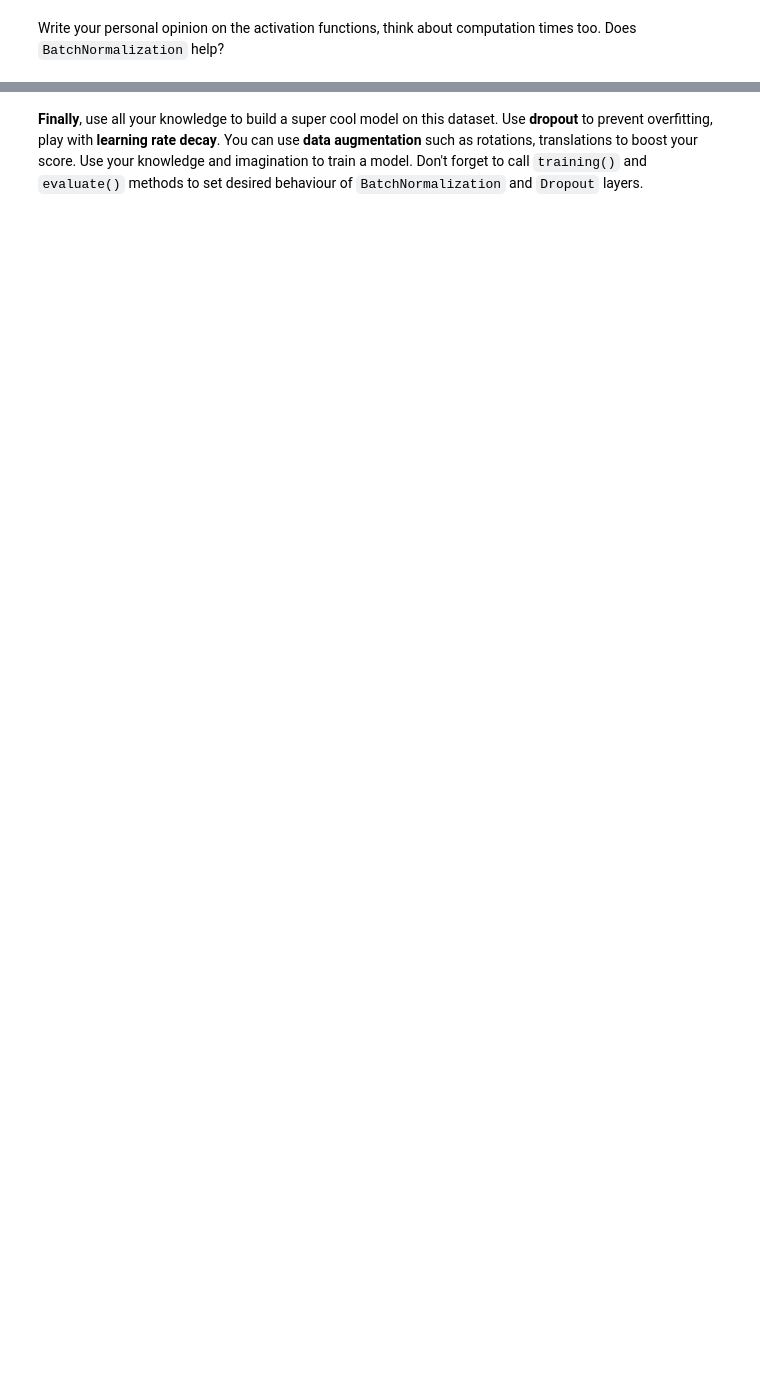
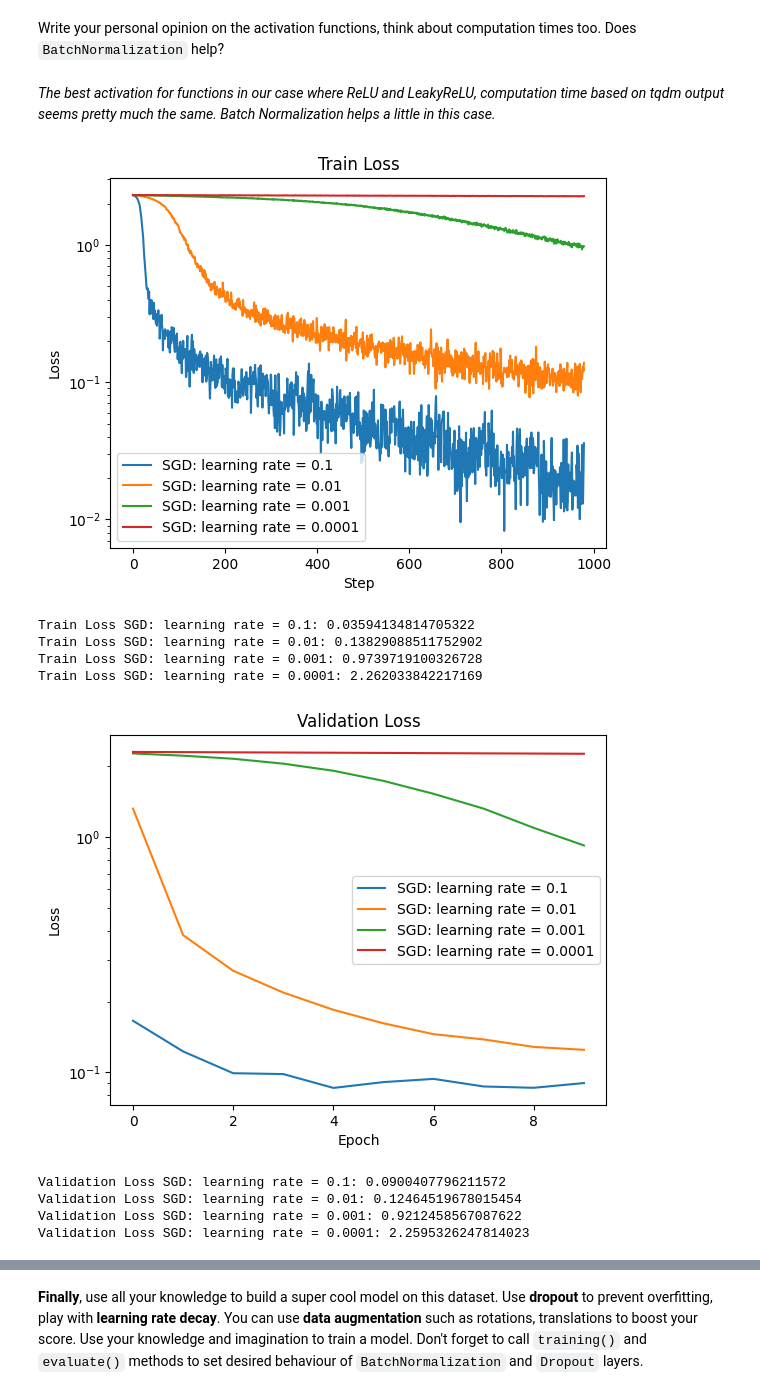
Before and after one commit to LizaAvsyannik/MADE_ML_2022, a Jupyter notebook: homeworks/assignment0_04_nn_from_scratch/main_notebook.ipynb, the cells around one changed output, grey strips where cells are left out. Saved outputs shown, nothing was run; the diff lists cells and outputs as text; code cells hidden in the pictures; blank space fills up the shorter version.

```diff
--- a/homeworks/assignment0_04_nn_from_scratch/main_notebook.ipynb
+++ b/homeworks/assignment0_04_nn_from_scratch/main_notebook.ipynb
@@ -165,0 +164,12 @@ One-hot encode the labels first.
+# %%
+# Your code goes here. ################################################
+n_classes = 10
+
+def one_hot_encode(n_classes, y):
+    y_one_hot = np.zeros((len(y), n_classes), dtype=float)
+    y_one_hot[np.arange(len(y)), y.astype(int)] = 1.
+    return y_one_hot
+
+y_train = one_hot_encode(n_classes, y_train)
+y_val = one_hot_encode(n_classes, y_val)
+y_test = one_hot_encode(n_classes, y_test)
@@ -178,0 +314,37 @@ Write your personal opinion on the activation functions, think about computation
+# %% [markdown]
+_The best activation for functions in our case where ReLU and LeakyReLU, computation time based on tqdm output seems pretty much the same. Batch Normalization helps a little in this case._
+# %%
+learning_rates = np.logspace(-1, -4, 4)
+activation_function = ReLU()
+train_losses = []
+val_losses = []
+labels = [f'SGD: learning rate = {lr}' for lr in learning_rates]
+
+optimizer = sgd_momentum
+criterion = ClassNLLCriterion()
+
+n_epoch = 10
+batch_size = 512
+
+for lr in learning_rates:
+    model = build_model(activation_function, with_norm=True)
+    optimizer_config = {'learning_rate' : lr, 'momentum': 0.9}
+    train_loss_history, val_loss_history = train_loop(model=model , X=X_train, y=y_train,
+                                                      batch_size=batch_size, n_epoch=n_epoch, criterion=criterion,
+                                                      optimizer=optimizer, optimizer_config=optimizer_config,
+                                                      X_val=X_val, y_val=y_val)
+    train_losses.append(train_loss_history)
+    val_losses.append(val_loss_history)
+# %%
+plot_losses(np.array(train_losses), np.array(val_losses), labels)
+# %% [output]
+[figure, added]
+Train Loss SGD: learning rate = 0.1: 0.03594134814705322
+Train Loss SGD: learning rate = 0.01: 0.13829088511752902
+Train Loss SGD: learning rate = 0.001: 0.9739719100326728
+Train Loss SGD: learning rate = 0.0001: 2.262033842217169
+[figure, added]
+Validation Loss SGD: learning rate = 0.1: 0.0900407796211572
+Validation Loss SGD: learning rate = 0.01: 0.12464519678015454
+Validation Loss SGD: learning rate = 0.001: 0.9212458567087622
+Validation Loss SGD: learning rate = 0.0001: 2.2595326247814023
```
Also changed, not shown: parts of 27 cells of this notebook.
